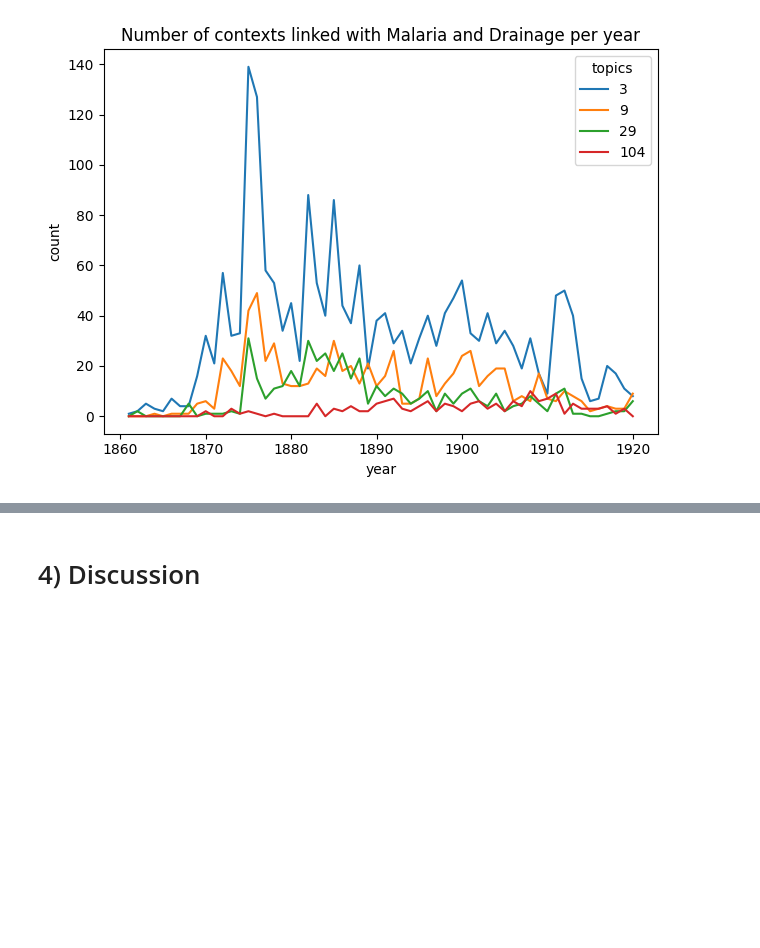
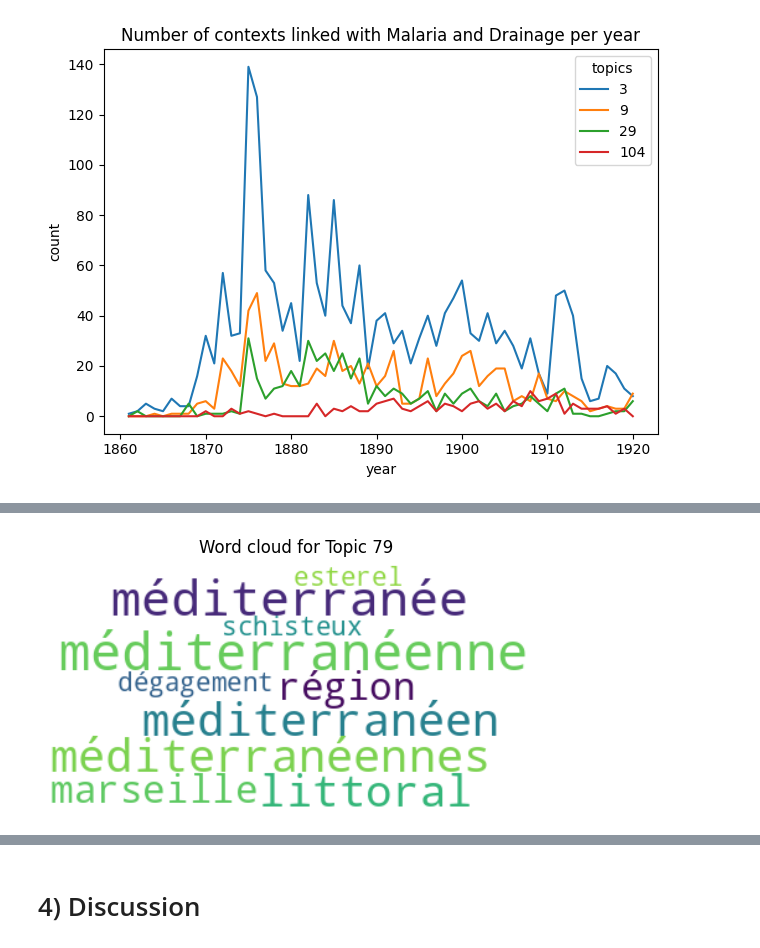
Before and after one commit to dh-epfl-students/lhst-the-ecology-of-eucalyptus, a Jupyter notebook: analysis/report_figures.ipynb, the cells around one changed output, grey strips where cells are left out. Saved outputs shown, nothing was run; the diff lists cells and outputs as text; code cells hidden in the pictures; blank space fills up the shorter version.

```diff
--- a/analysis/report_figures.ipynb
+++ b/analysis/report_figures.ipynb
@@ -426,0 +487,4 @@ Error:
+# %%
+plot_word_cloud(79, topic_model)
+# %% [output]
+[figure, added]
```
Also changed, not shown: parts of 22 cells of this notebook, 2 other files.
